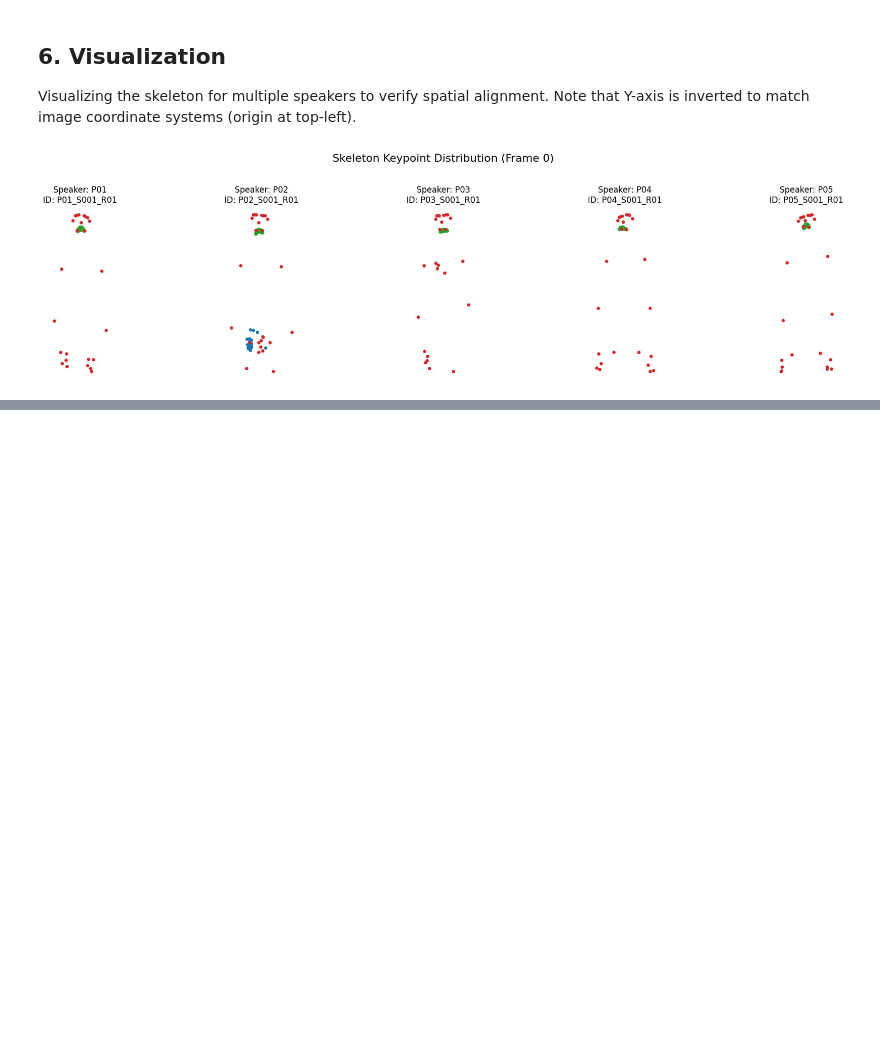
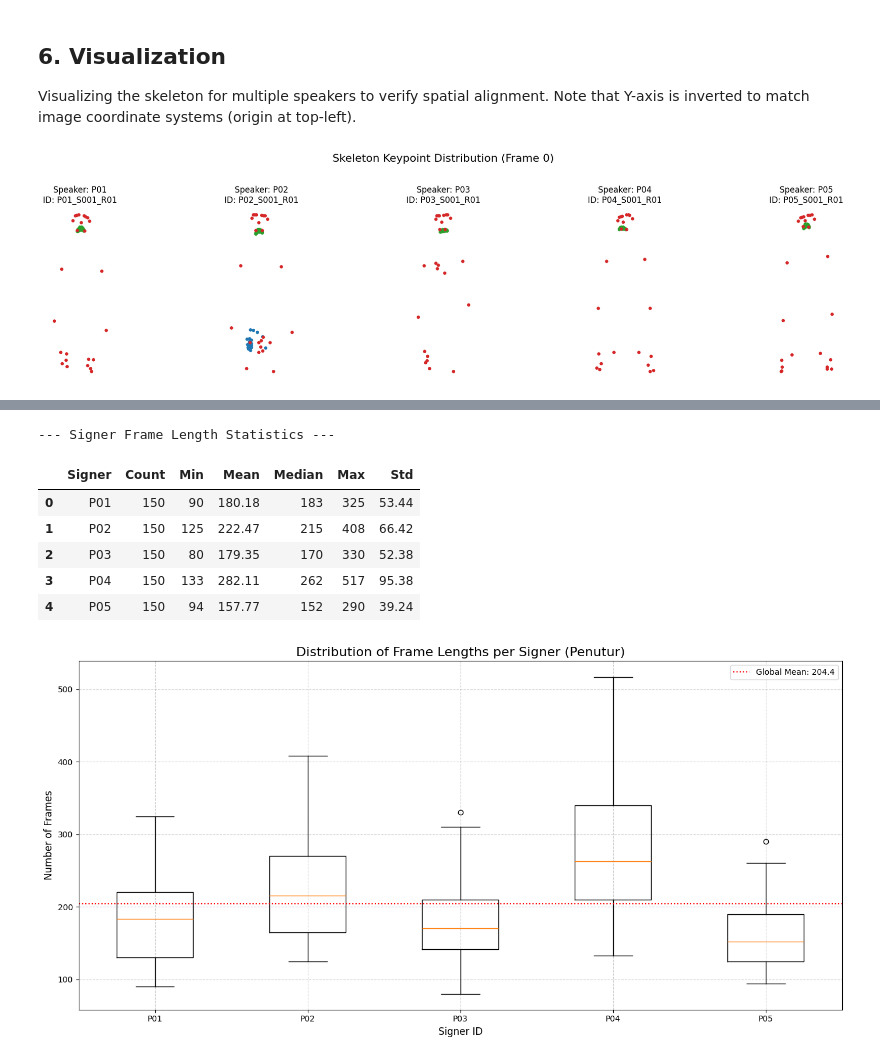
Before and after one commit to MahardikaPratama/rgb-to-skeleton-mediapipe, a Jupyter notebook: notebooks/pickle_data_analysis.ipynb, the cells around one changed output, grey strips where cells are left out. Saved outputs shown, nothing was run; the diff lists cells and outputs as text; code cells hidden in the pictures; blank space fills up the shorter version.

Commit message:
feat: add temporal analysis, data exploration, and normalization notebooks to project

```diff
--- a/notebooks/pickle_data_analysis.ipynb
+++ b/notebooks/pickle_data_analysis.ipynb
@@ -288,0 +294,54 @@ else:
+# %%
+import pandas as pd
+
+# 1. Group frame lengths by Signer ID (Pxx)
+signer_frame_lengths = {}
+for vid, data in dataset.items():
+    signer_id = vid.split('_')[0]
+    num_frames = data['keypoints'].shape[0]
+
+    if signer_id not in signer_frame_lengths:
+        signer_frame_lengths[signer_id] = []
+    signer_frame_lengths[signer_id].append(num_frames)
+
+# 2. Calculate summary statistics per signer
+signer_stats = []
+for signer, lengths in sorted(signer_frame_lengths.items()):
+    lengths = np.array(lengths)
+    signer_stats.append({
+        'Signer': signer,
+        'Count': len(lengths),
+        'Min': int(lengths.min()),
+        'Mean': round(lengths.mean(), 2),
+        'Median': int(np.median(lengths)),
+        'Max': int(lengths.max()),
+        'Std': round(lengths.std(), 2)
+    })
+
+df_signer = pd.DataFrame(signer_stats)
+print("--- Signer Frame Length Statistics ---")
+display(df_signer)
+
+# 3. Visualization: Boxplot of distributions
+plt.figure(figsize=(14, 7))
+data_to_plot = [lengths for signer, lengths in sorted(signer_frame_lengths.items())]
+plt.boxplot(data_to_plot, labels=sorted(signer_frame_lengths.keys()))
+plt.title("Distribution of Frame Lengths per Signer (Penutur)", fontsize=16)
+plt.xlabel("Signer ID", fontsize=12)
+plt.ylabel("Number of Frames", fontsize=12)
+plt.grid(True, linestyle='--', alpha=0.6)
+
+# Add average line
+plt.axhline(y=np.mean(sequence_lengths), color='r', linestyle=':', label=f"Global Mean: {np.mean(sequence_lengths):.1f}")
+plt.legend()
+plt.tight_layout()
+plt.show()
+# %% [output]
+--- Signer Frame Length Statistics ---
+|  | Signer | Count | Min | Mean | Median | Max | Std |
+| 0 | P01 | 150 | 90 | 180.18 | 183 | 325 | 53.44 |
+| 1 | P02 | 150 | 125 | 222.47 | 215 | 408 | 66.42 |
+| 2 | P03 | 150 | 80 | 179.35 | 170 | 330 | 52.38 |
+| 3 | P04 | 150 | 133 | 282.11 | 262 | 517 | 95.38 |
+| 4 | P05 | 150 | 94 | 157.77 | 152 | 290 | 39.24 |
+[figure, added]
```
Also changed, not shown: parts of 2 cells of this notebook, 6 other files.
